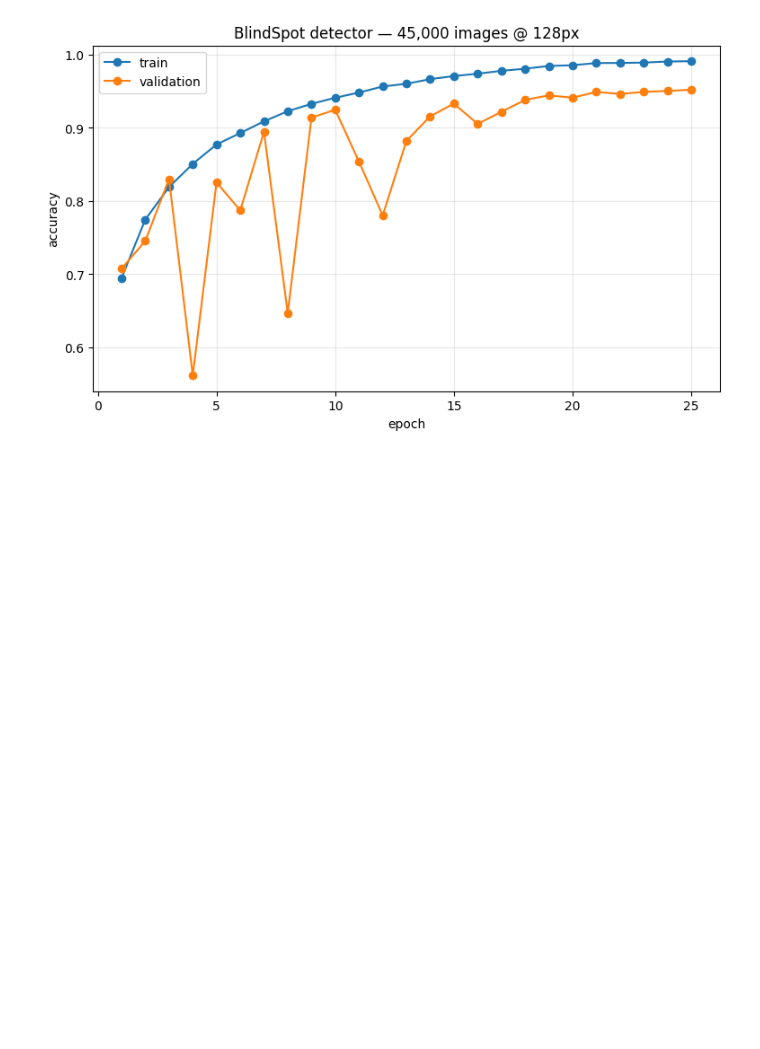
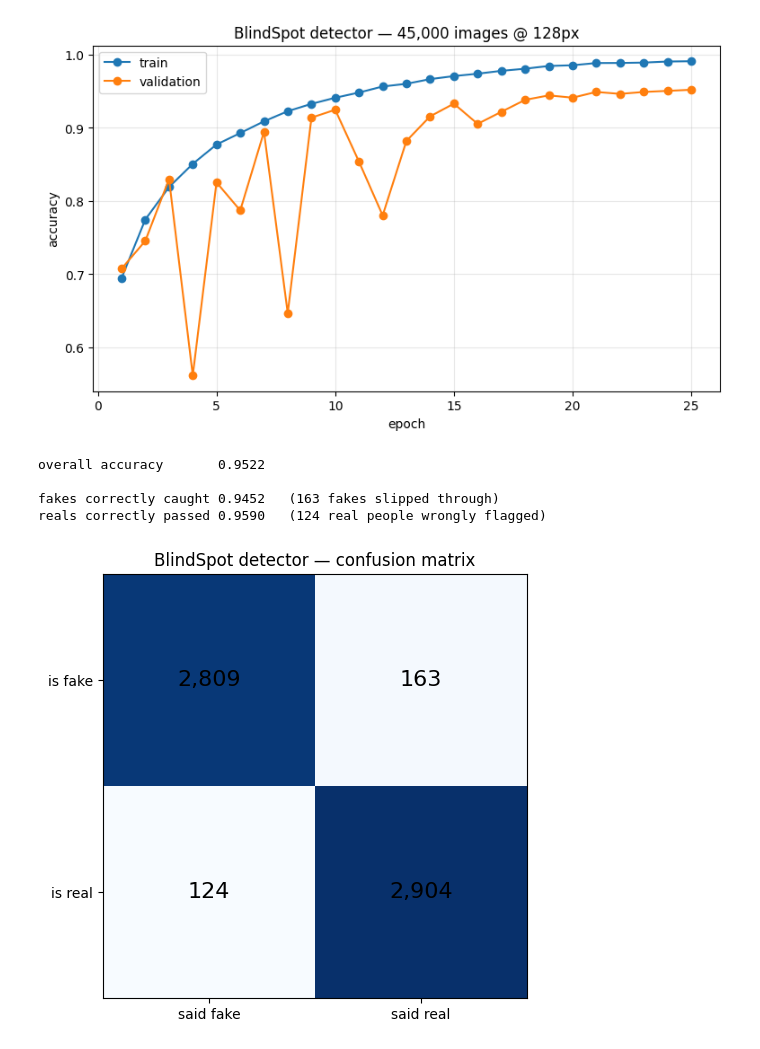
Before and after one commit to HarshitPandey-2021/blindspot, a Jupyter notebook: notebooks/04-detector.ipynb, the cells around one changed output. Saved outputs shown, nothing was run; the diff lists cells and outputs as text; code cells hidden in the pictures; blank space fills up the shorter version.

Commit message:
Day 5: confusion matrix, error analysis, shortcut-learning tests

```diff
--- a/notebooks/04-detector.ipynb
+++ b/notebooks/04-detector.ipynb
@@ -408,3 +408,48 @@ epoch 25   train 0.9912   valid 0.9522   (31.9s)
 
 best validation: 0.9522
 [figure]
+# %%
+import matplotlib.pyplot as plt
+
+def predict_all(model, X, bs=256):
+    model.eval(); preds, confs = [], []
+    with torch.no_grad():
+        for i in range(0, X.size(0), bs):
+            p = torch.softmax(model(X[i:i+bs].float()/255.0), dim=1)
+            c, pr = p.max(1)
+            preds.append(pr); confs.append(c)
+    return torch.cat(preds), torch.cat(confs)
+
+pred, conf = predict_all(detector, Xva)
+y = Yva
+
+cm = torch.zeros(2, 2, dtype=torch.long)
+for t in range(2):
+    for p in range(2):
+        cm[t, p] = ((y == t) & (pred == p)).sum()
+
+n_fake, n_real = (y == 0).sum().item(), (y == 1).sum().item()
+caught = cm[0, 0].item() / n_fake
+passed = cm[1, 1].item() / n_real
+
+print(f"overall accuracy       {(pred == y).float().mean():.4f}\n")
+print(f"fakes correctly caught {caught:.4f}   ({cm[0,1].item()} fakes slipped through)")
+print(f"reals correctly passed {passed:.4f}   ({cm[1,0].item()} real people wrongly flagged)")
+
+fig, ax = plt.subplots(figsize=(5.5, 5))
+ax.imshow(cm, cmap="Blues")
+for t in range(2):
+    for p in range(2):
+        ax.text(p, t, f"{cm[t,p].item():,}", ha="center", va="center", fontsize=16)
+ax.set_xticks([0,1]); ax.set_xticklabels(["said fake", "said real"])
+ax.set_yticks([0,1]); ax.set_yticklabels(["is fake", "is real"])
+ax.set_title("BlindSpot detector — confusion matrix")
+plt.tight_layout()
+plt.savefig("/kaggle/working/confusion_matrix.png", dpi=150, bbox_inches="tight")
+plt.show()
+# %% [output]
+overall accuracy       0.9522
+
+fakes correctly caught 0.9452   (163 fakes slipped through)
+reals correctly passed 0.9590   (124 real people wrongly flagged)
+[figure, added]
```
Also changed, not shown: parts of 2 cells of this notebook, 3 other files.
